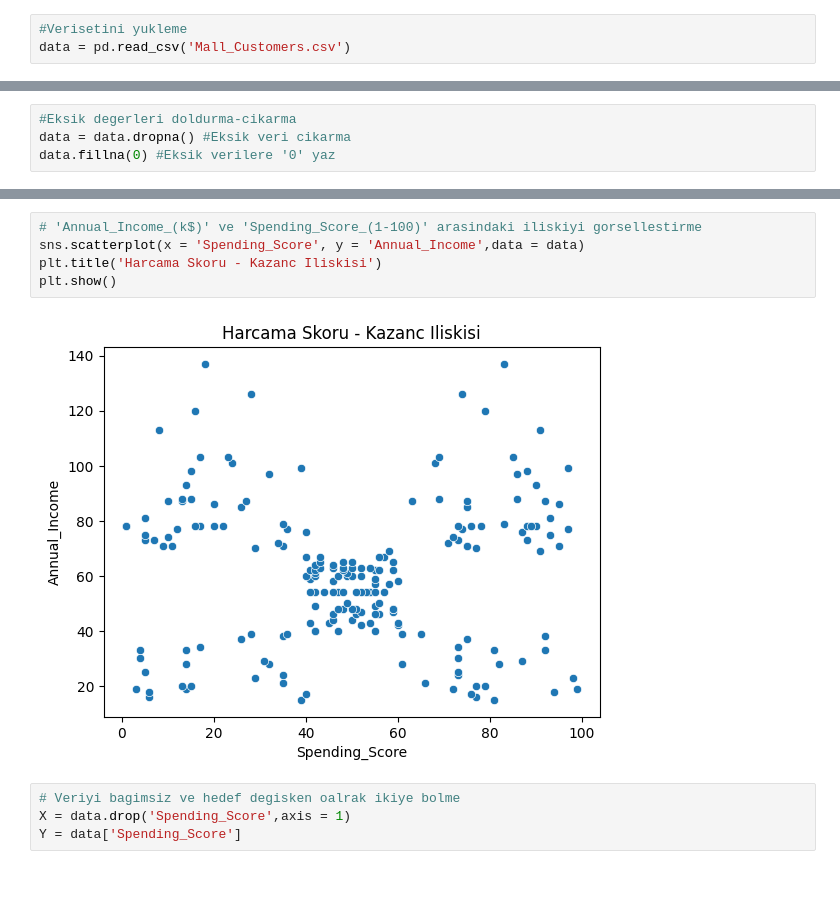
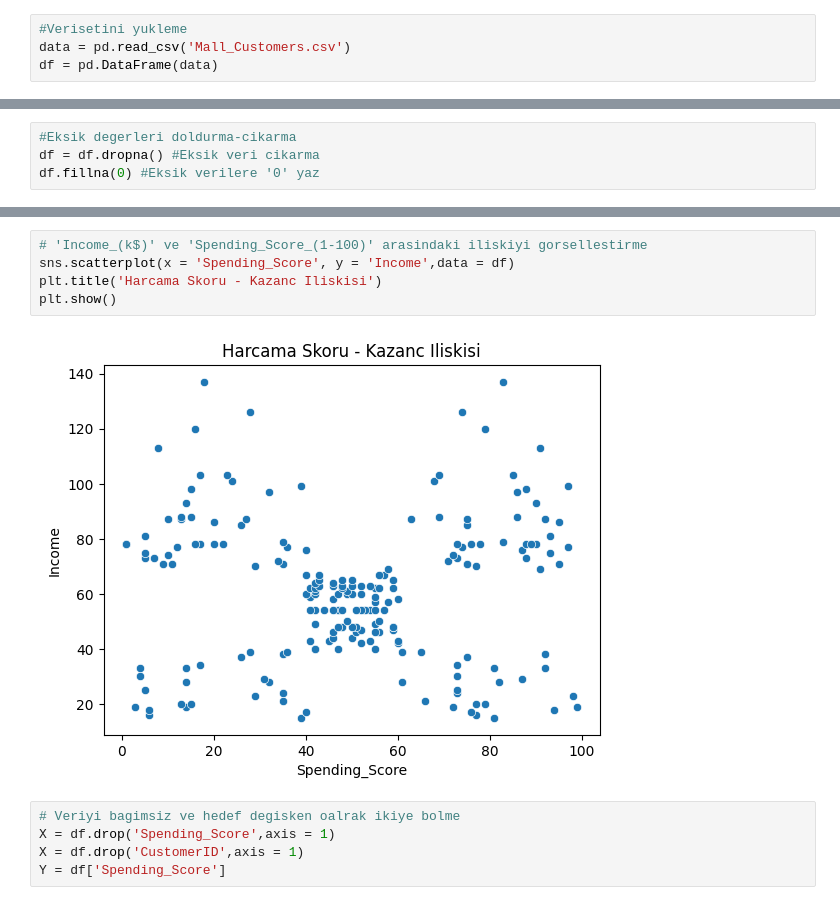
Before and after one commit to esti002/Machine_Learning, a Jupyter notebook: 01_Mall_Customers/customer_analysis.ipynb, the cells around one changed output, grey strips where cells are left out. Cells and saved outputs as stored; diff of their text form.

```diff
--- a/01_Mall_Customers/customer_analysis.ipynb
+++ b/01_Mall_Customers/customer_analysis.ipynb
@@ -8,5 +12,6 @@ from sklearn.preprocessing import StandardScaler
 # %%
 #Verisetini yukleme
 data = pd.read_csv('Mall_Customers.csv')
+df = pd.DataFrame(data)
 # %%
 #Verisetinin ilk satirlarini gosterme
@@ -67,6 +72,6 @@ print(data.isnull().sum)
 [200 rows x 5 columns]>
 # %%
 #Eksik degerleri doldurma-cikarma
-data = data.dropna() #Eksik veri cikarma
-data.fillna(0) #Eksik verilere '0' yaz
+df = df.dropna() #Eksik veri cikarma
+df.fillna(0) #Eksik verilere '0' yaz
 # %% [output]
@@ -98,14 +103,15 @@ plt.show()
 # %% [output]
 [figure]
 # %%
-# 'Annual_Income_(k$)' ve 'Spending_Score_(1-100)' arasindaki iliskiyi gorsellestirme
-sns.scatterplot(x = 'Spending_Score', y = 'Annual_Income',data = data)
+# 'Income_(k$)' ve 'Spending_Score_(1-100)' arasindaki iliskiyi gorsellestirme
+sns.scatterplot(x = 'Spending_Score', y = 'Income',data = df)
 plt.title('Harcama Skoru - Kazanc Iliskisi')
 plt.show()
 # %% [output]
-[figure, old version]
+[figure, new version]
 # %%
 # Veriyi bagimsiz ve hedef degisken oalrak ikiye bolme
-X = data.drop('Spending_Score',axis = 1)
-Y = data['Spending_Score']
+X = df.drop('Spending_Score',axis = 1)
+X = df.drop('CustomerID',axis = 1)
+Y = df['Spending_Score']
 # %%
```
Also changed, not shown: parts of 13 cells of this notebook, 1 other file.
